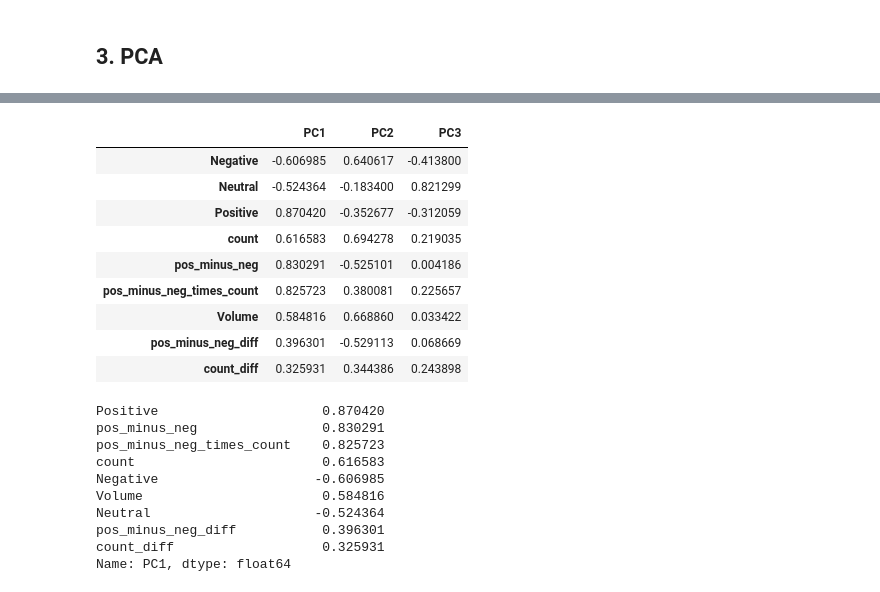
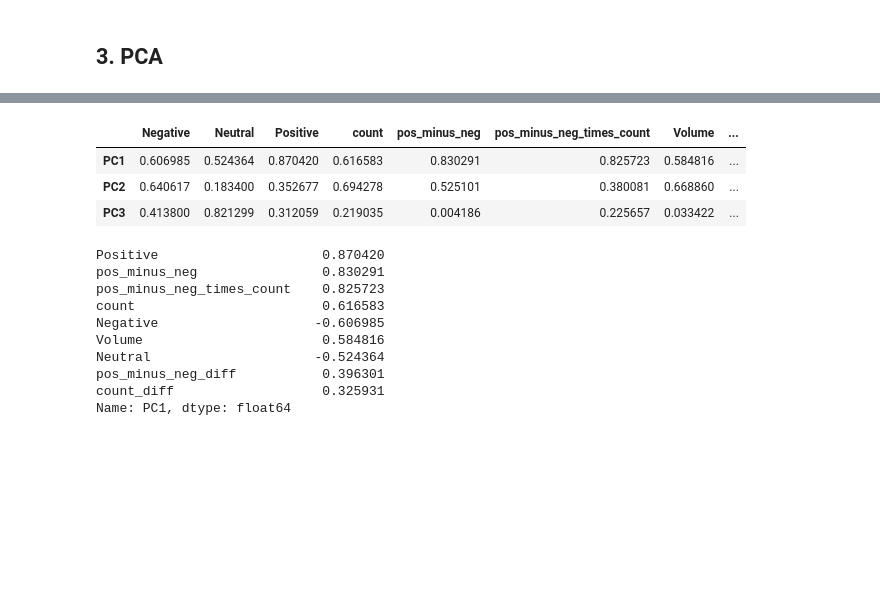
Before and after one commit to Jan-Burger/Bachelor-Thesis, a Jupyter notebook: notebooks/stock_prediction/EDA_stock_prediction.ipynb, the cells around one changed output, grey strips where cells are left out. Saved outputs shown, nothing was run; the diff lists cells and outputs as text; code cells hidden in the pictures; blank space fills up the shorter version.

```diff
--- a/notebooks/stock_prediction/EDA_stock_prediction.ipynb
+++ b/notebooks/stock_prediction/EDA_stock_prediction.ipynb
@@ -19,8 +16,8 @@ stock_ticker = "GME"
 df = df = pd.read_csv(f"../../data/stock_prediction/stock_prediction_data/stock_prediction_data_{stock_ticker}.csv", index_col=[0])
 # %%
 # log_return_t+1 is to predict -> positive or negative return
-target = df["log_return_shift"].apply(lambda x: 1 if x > 0 else 0)
-log_return_same_day = df["log_return"].apply(lambda x: 1 if x > 0 else 0)
+target = df["log_return_shift"].apply(lambda x: 1 if x > 0 else -1)
+log_return_same_day = df["log_return"].apply(lambda x: 1 if x > 0 else -1)
 
 # used features to predict stock return
 features = ["Negative", "Neutral", "Positive", "count", "pos_minus_neg","pos_minus_neg_times_count", "Volume", "pos_minus_neg_diff", "count_diff"]
@@ -69,18 +80,12 @@ for col in df:
 df_pc_corr = pd.DataFrame(corr_dict).T
 df_pc_corr.rename(columns={0:"PC1",1:"PC2",2:"PC3"}, inplace = True)
 # %%
-df_pc_corr
+df_pc_corr.abs().T
 # %% [output]
-|  | PC1 | PC2 | PC3 |
-| Negative | -0.606985 | 0.640617 | -0.413800 |
-| Neutral | -0.524364 | -0.183400 | 0.821299 |
-| Positive | 0.870420 | -0.352677 | -0.312059 |
-| count | 0.616583 | 0.694278 | 0.219035 |
-| pos_minus_neg | 0.830291 | -0.525101 | 0.004186 |
-| pos_minus_neg_times_count | 0.825723 | 0.380081 | 0.225657 |
-| Volume | 0.584816 | 0.668860 | 0.033422 |
-| pos_minus_neg_diff | 0.396301 | -0.529113 | 0.068669 |
-| count_diff | 0.325931 | 0.344386 | 0.243898 |
+|  | Negative | Neutral | Positive | count | pos_minus_neg | pos_minus_neg_times_count | Volume | ... |
+| PC1 | 0.606985 | 0.524364 | 0.870420 | 0.616583 | 0.830291 | 0.825723 | 0.584816 | ... |
+| PC2 | 0.640617 | 0.183400 | 0.352677 | 0.694278 | 0.525101 | 0.380081 | 0.668860 | ... |
+| PC3 | 0.413800 | 0.821299 | 0.312059 | 0.219035 | 0.004186 | 0.225657 | 0.033422 | ... |
 # %%
 # Show top features that correlate most with each principal component
 df_pc_corr.reindex(df_pc_corr["PC1"].abs().sort_values(ascending=False).index)["PC1"]
```
Also changed, not shown: parts of 5 cells of this notebook, 4 other files.
